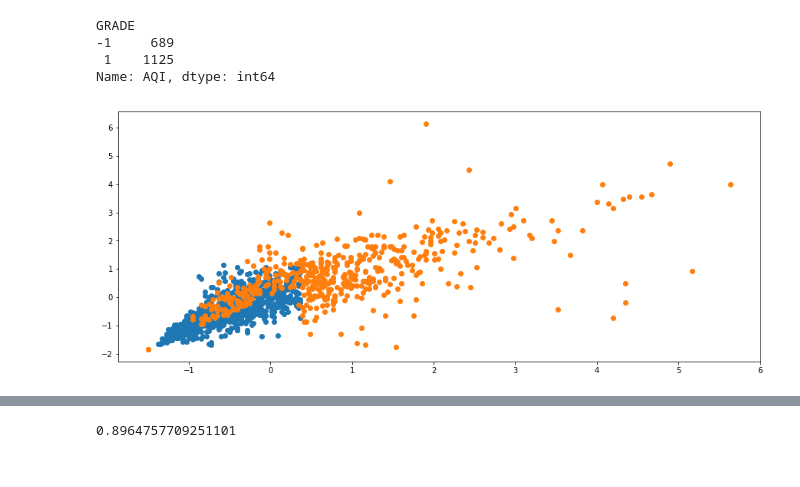
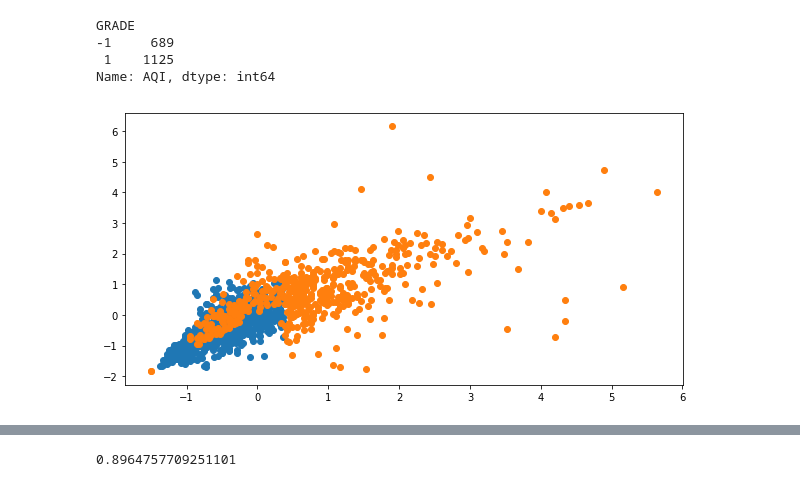
Before and after one commit to aimar112982/AQIstudy-1, a Jupyter notebook: AQI_analysis/SVMfoAQI.ipynb, the cells around one changed output, grey strips where cells are left out. Cells and saved outputs as stored; diff of their text form; code cells hidden in the pictures.

```diff
--- a/AQI_analysis/SVMfoAQI.ipynb
+++ b/AQI_analysis/SVMfoAQI.ipynb
@@ -6,7 +37,7 @@ import numpy as np
 import matplotlib.pyplot as plt
 %matplotlib inline
 # %%
-wh_data = pd.read_csv('../AQI_maincity/武汉.csv', index_col='date', encoding='utf-8', engine='python')
+wh_data = pd.read_csv('武汉.csv', index_col='date', encoding='utf-8', engine='python')
 wh_data.drop(wh_data[wh_data['质量等级']=='无'].index, inplace=True)
 wh_data.head()
 # %% [output]
@@ -47,12 +77,12 @@ standardscaler.fit(X_train)
 X_train_sca = standardscaler.transform(X_train)
 X_test_sca = standardscaler.transform(X_test)
 # %%
-plt.figure(figsize=(15,6))
+plt.figure(figsize=(10,5))
 plt.scatter(X_train_sca[y_train==1][:,0], X_train_sca[y_train==1][:,1])
 plt.scatter(X_train_sca[y_train==-1][:,0], X_train_sca[y_train==-1][:,1])
 plt.show()
 # %% [output]
-[figure, old version]
+[figure, new version]
 # %%
 from sklearn.svm import LinearSVC
 
```
Also changed, not shown: parts of 11 cells of this notebook.
